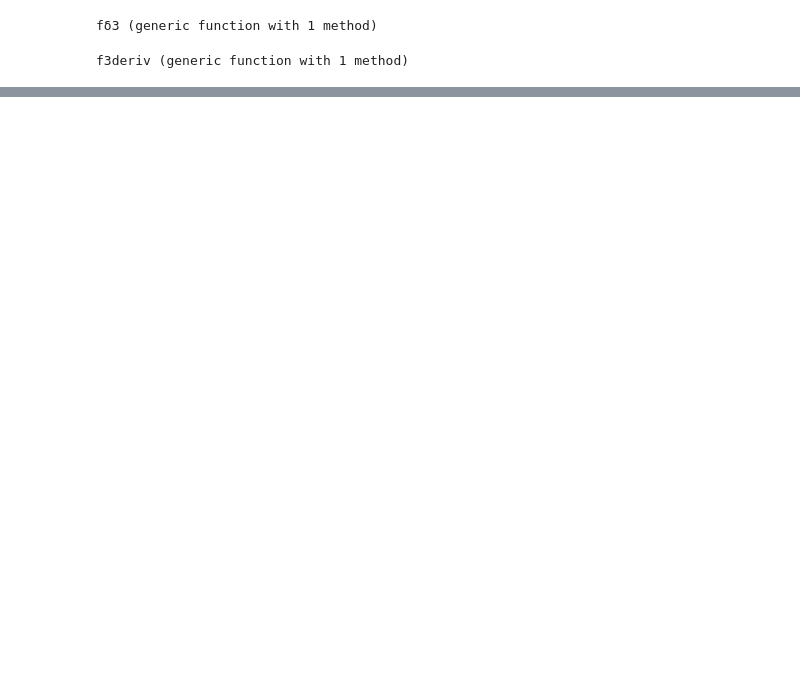
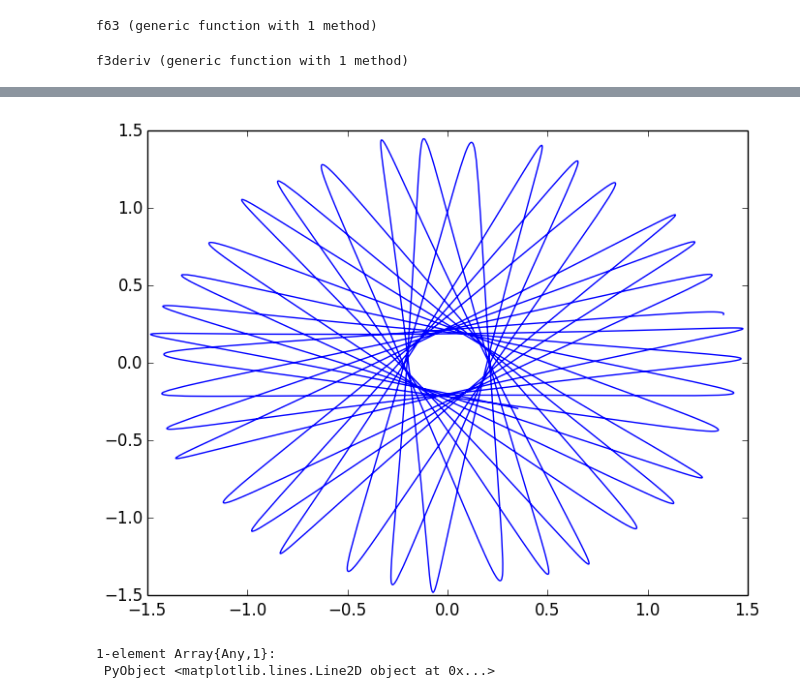
Before and after one commit to GX-Calva-Garcia/Proyecto-Final, a Jupyter notebook: pendulo_polares.ipynb, the cells around one changed output, grey strips where cells are left out. Saved outputs shown, nothing was run; the diff lists cells and outputs as text; code cells hidden in the pictures; blank space fills up the shorter version.

```diff
--- a/pendulo_polares.ipynb
+++ b/pendulo_polares.ipynb
@@ -361,0 +278,6 @@ t3_polar,p3_polar,v3_polar=euler_cromer([pi/4,pi/12],[0.1,0.1],0.0,50.0,1e-4,fpo
+# %%
+plot(xs4,ys4)
+# %% [output]
+[figure, added]
+1-element Array{Any,1}:
+ PyObject <matplotlib.lines.Line2D object at 0x...>
```
Also changed, not shown: parts of 66 cells of this notebook.
